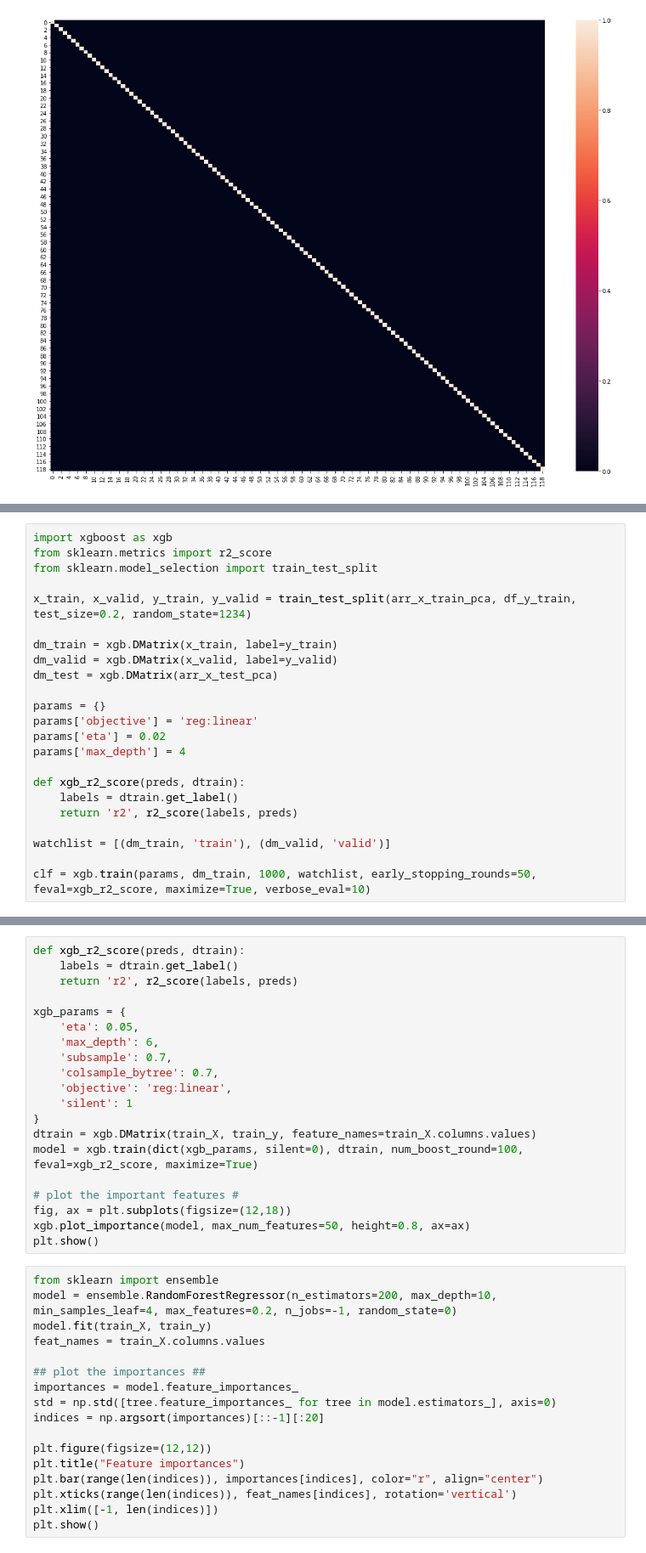
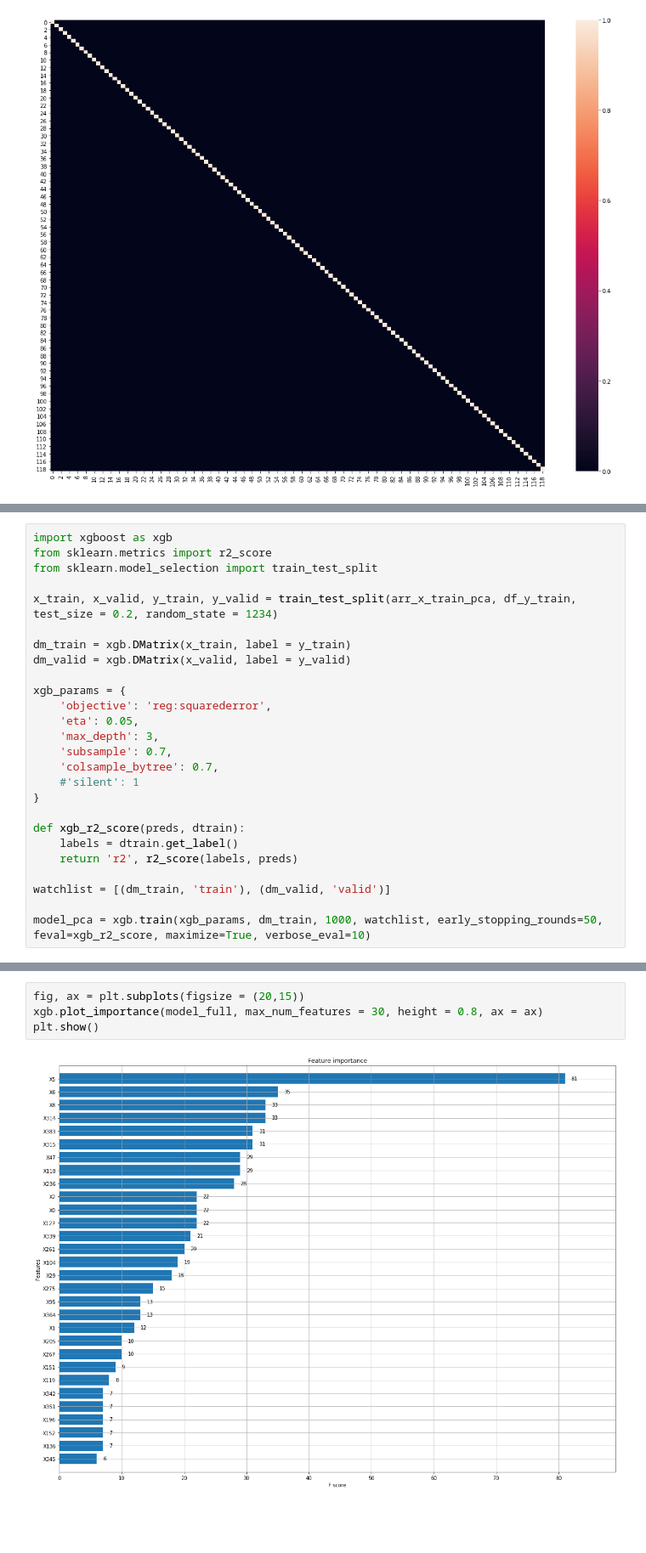
Before and after one commit to elismi/SimpliLearn, a Jupyter notebook: PGP AI/Course 4 - Machine Learning/Project 1 - Mercedes-Benz Greener Manufacturing/Project 1 - Mercedes-Benz Greener Manufacturing.ipynb, the cells around one changed output, grey strips where cells are left out. Shown at 85% size. Saved outputs shown, nothing was run; the diff lists cells and outputs as text; blank space fills up the shorter version.

```diff
--- a/PGP AI/Course 4 - Machine Learning/Project 1 - Mercedes-Benz Greener Manufacturing/Project 1 - Mercedes-Benz Greener Manufacturing.ipynb
+++ b/PGP AI/Course 4 - Machine Learning/Project 1 - Mercedes-Benz Greener Manufacturing/Project 1 - Mercedes-Benz Greener Manufacturing.ipynb
@@ -220,16 +275,19 @@ import xgboost as xgb
 from sklearn.metrics import r2_score
 from sklearn.model_selection import train_test_split
 
-x_train, x_valid, y_train, y_valid = train_test_split(arr_x_train_pca, df_y_train, test_size=0.2, random_state=1234)
+x_train, x_valid, y_train, y_valid = train_test_split(arr_x_train_pca, df_y_train, test_size = 0.2, random_state = 1234)
 
-dm_train = xgb.DMatrix(x_train, label=y_train)
-dm_valid = xgb.DMatrix(x_valid, label=y_valid)
-dm_test = xgb.DMatrix(arr_x_test_pca)
+dm_train = xgb.DMatrix(x_train, label = y_train)
+dm_valid = xgb.DMatrix(x_valid, label = y_valid)
 
-params = {}
-params['objective'] = 'reg:linear'
-params['eta'] = 0.02
-params['max_depth'] = 4
+xgb_params = {
+    'objective': 'reg:squarederror',
+    'eta': 0.05,
+    'max_depth': 3,
+    'subsample': 0.7,
+    'colsample_bytree': 0.7,
+    #'silent': 1
+}
 
 def xgb_r2_score(preds, dtrain):
     labels = dtrain.get_label()
@@ -237,5 +295,5 @@ def xgb_r2_score(preds, dtrain):
 
 watchlist = [(dm_train, 'train'), (dm_valid, 'valid')]
 
-clf = xgb.train(params, dm_train, 1000, watchlist, early_stopping_rounds=50, feval=xgb_r2_score, maximize=True, verbose_eval=10)
+model_pca = xgb.train(xgb_params, dm_train, 1000, watchlist, early_stopping_rounds=50, feval=xgb_r2_score, maximize=True, verbose_eval=10)
 # %% [output]
@@ -335,37 +371,6 @@ sub.head()
-# %%
-def xgb_r2_score(preds, dtrain):
-    labels = dtrain.get_label()
-    return 'r2', r2_score(labels, preds)
-
-xgb_params = {
-    'eta': 0.05,
-    'max_depth': 6,
-    'subsample': 0.7,
-    'colsample_bytree': 0.7,
-    'objective': 'reg:linear',
-    'silent': 1
-}
-dtrain = xgb.DMatrix(train_X, train_y, feature_names=train_X.columns.values)
-model = xgb.train(dict(xgb_params, silent=0), dtrain, num_boost_round=100, feval=xgb_r2_score, maximize=True)
-
-# plot the important features #
-fig, ax = plt.subplots(figsize=(12,18))
-xgb.plot_importance(model, max_num_features=50, height=0.8, ax=ax)
-plt.show()
-# %%
-from sklearn import ensemble
-model = ensemble.RandomForestRegressor(n_estimators=200, max_depth=10, min_samples_leaf=4, max_features=0.2, n_jobs=-1, random_state=0)
-model.fit(train_X, train_y)
-feat_names = train_X.columns.values
-
-## plot the importances ##
-importances = model.feature_importances_
-std = np.std([tree.feature_importances_ for tree in model.estimators_], axis=0)
-indices = np.argsort(importances)[::-1][:20]
-
-plt.figure(figsize=(12,12))
-plt.title("Feature importances")
-plt.bar(range(len(indices)), importances[indices], color="r", align="center")
-plt.xticks(range(len(indices)), feat_names[indices], rotation='vertical')
-plt.xlim([-1, len(indices)])
-plt.show()
+# %%
+fig, ax = plt.subplots(figsize = (20,15))
+xgb.plot_importance(model_full, max_num_features = 30, height = 0.8, ax = ax)
+plt.show()
+# %% [output]
+[figure, added]
```
Also changed, not shown: parts of 70 cells of this notebook.
